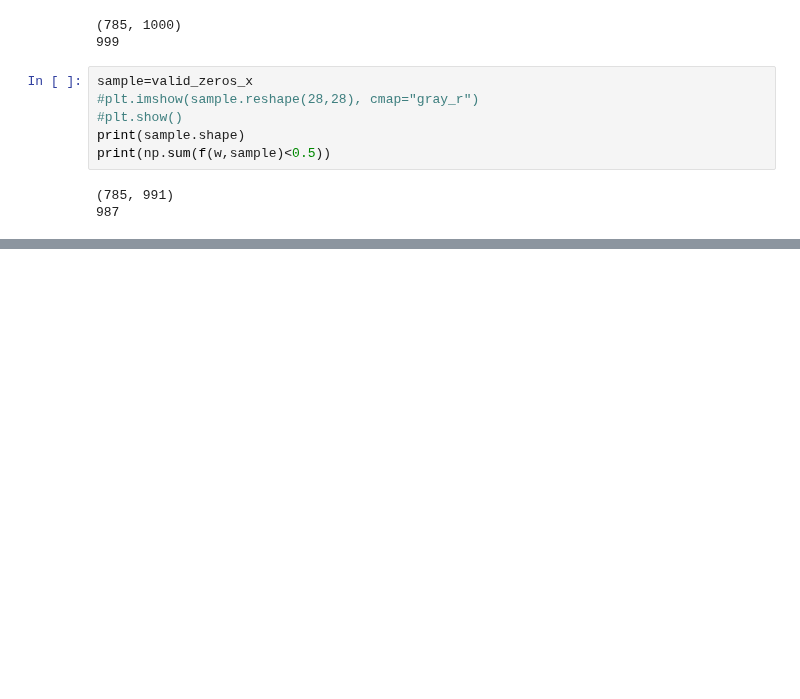
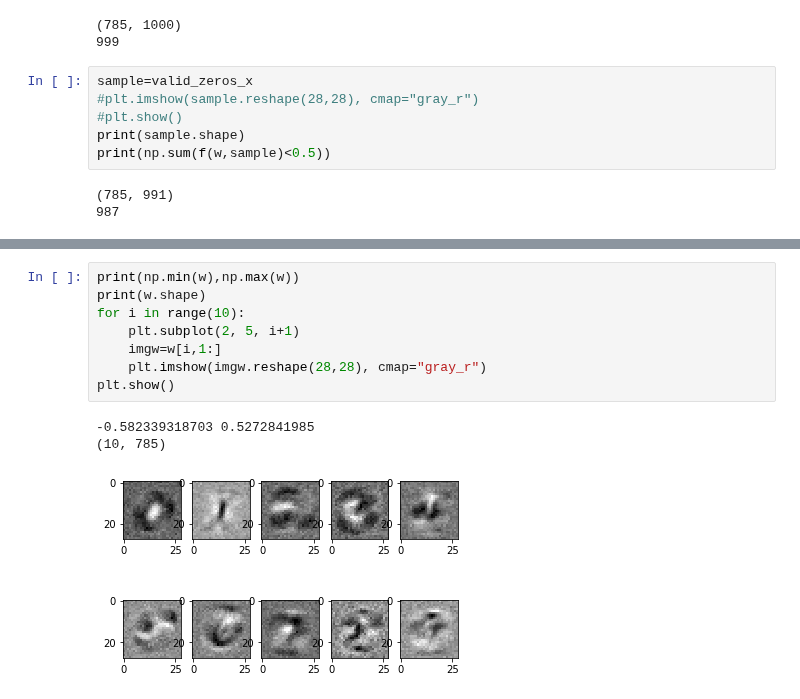
Before and after one commit to franciscodominguezmateos/IntroduccionDeepLearning, a Jupyter notebook: IntroduccionDeepLearning.ipynb, the cells around one changed output, grey strips where cells are left out. Drawn from its saved outputs; the diff is of its cells as text; blank space fills up the shorter version.

```diff
--- a/IntroduccionDeepLearning.ipynb
+++ b/IntroduccionDeepLearning.ipynb
@@ -400,0 +490,12 @@ print(train_set_y[:,1])
+# %%
+print(np.min(w),np.max(w))
+print(w.shape)
+for i in range(10):
+    plt.subplot(2, 5, i+1)
+    imgw=w[i,1:]
+    plt.imshow(imgw.reshape(28,28), cmap="gray_r")
+plt.show()
+# %% [output]
+-0.582339318703 0.5272841985
+(10, 785)
+[figure, added]
```
Also changed, not shown: parts of 6 cells of this notebook.
